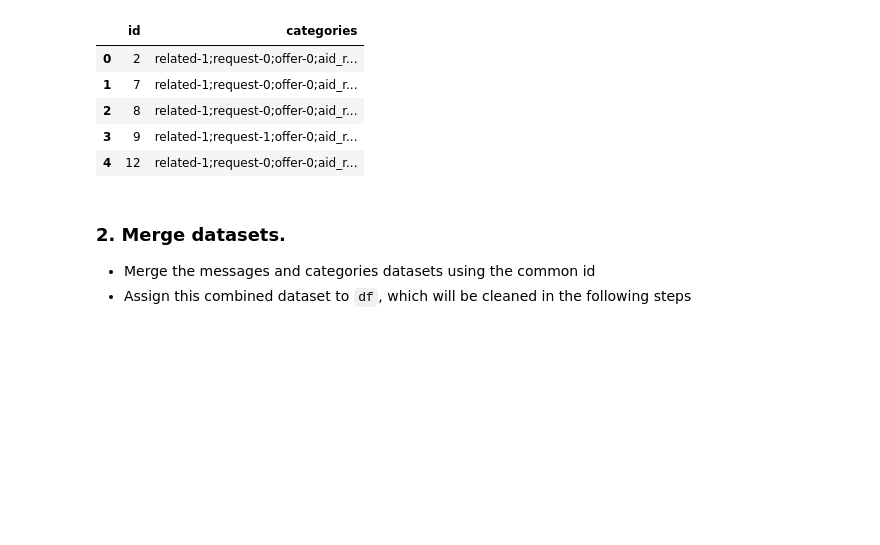
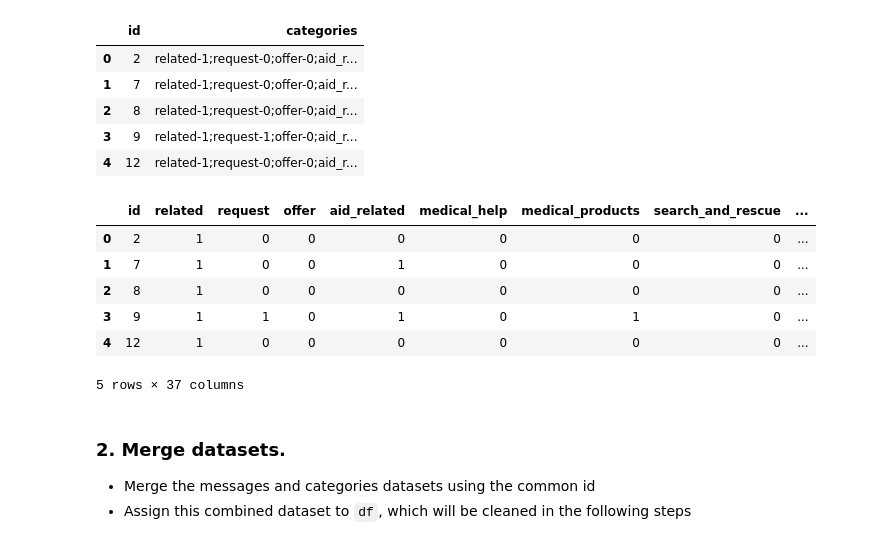
Before and after one commit to michael-zeller/udacity_cd0018, a Jupyter notebook: notebooks/ETL Pipeline Preparation.ipynb, the cells around one changed output. Cells and saved outputs as stored; diff of their text form; code cells hidden in the pictures; blank space fills up the shorter version.

```diff
--- a/notebooks/ETL Pipeline Preparation.ipynb
+++ b/notebooks/ETL Pipeline Preparation.ipynb
@@ -24,6 +31,36 @@ categories.head()
 | 2 | 8 | related-1;request-0;offer-0;aid_r... |
 | 3 | 9 | related-1;request-1;offer-0;aid_r... |
 | 4 | 12 | related-1;request-0;offer-0;aid_r... |
+# %%
+# Split the categories column into separate category columns
+categories_split = categories['categories'].str.split(';', expand=True)
+
+# Select the first row of the categories dataframe
+row = categories_split.iloc[0]
+
+# Extract a list of new column names for categories
+category_colnames = row.apply(lambda x: x.split('-')[0])
+
+# Rename the columns of `categories_split`
+categories_split.columns = category_colnames
+
+# Convert category values to just numbers 0 or 1
+for column in categories_split:
+    # Set each value to be the last character of the string and convert to numeric
+    categories_split[column] = categories_split[column].str[-1].astype(int)
+
+# Concatenate the original dataframe with the new `categories_split` dataframe
+categories = pd.concat([categories.drop('categories', axis=1), categories_split], axis=1)
+
+categories.head()
+# %% [output]
+|  | id | related | request | offer | aid_related | medical_help | medical_products | search_and_rescue | ... |
+| 0 | 2 | 1 | 0 | 0 | 0 | 0 | 0 | 0 | ... |
+| 1 | 7 | 1 | 0 | 0 | 1 | 0 | 0 | 0 | ... |
+| 2 | 8 | 1 | 0 | 0 | 0 | 0 | 0 | 0 | ... |
+| 3 | 9 | 1 | 1 | 0 | 1 | 0 | 1 | 0 | ... |
+| 4 | 12 | 1 | 0 | 0 | 0 | 0 | 0 | 0 | ... |
+5 rows × 37 columns
 # %% [markdown]
 ### 2. Merge datasets.
 - Merge the messages and categories datasets using the common id
```
Also changed, not shown: parts of 15 cells of this notebook, 1 other file.
